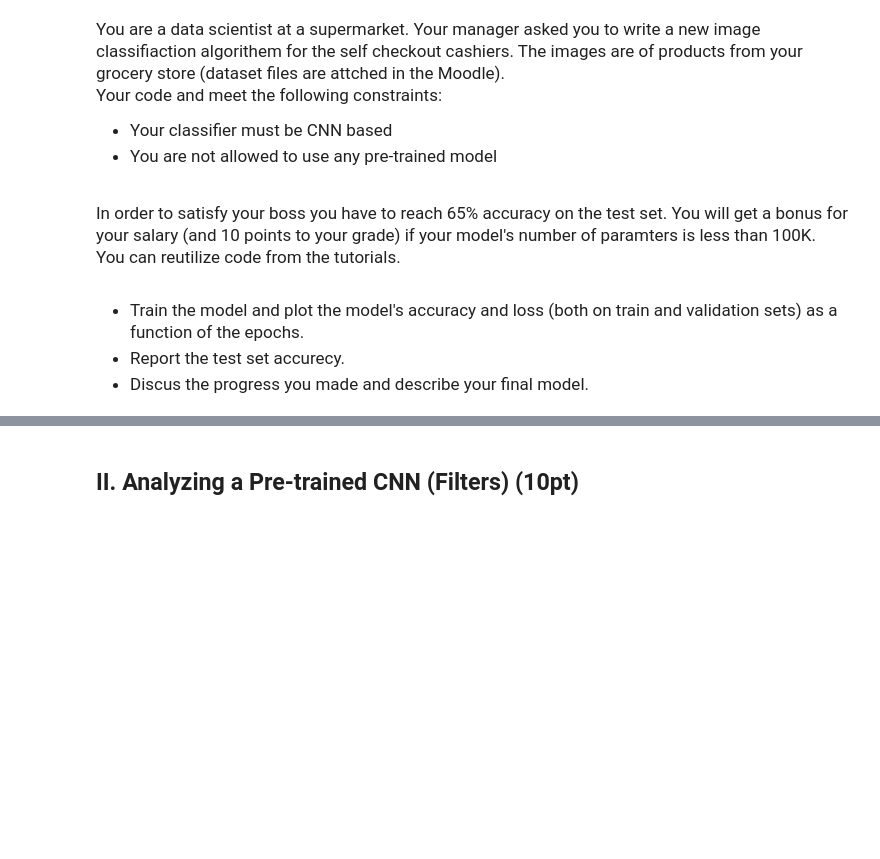
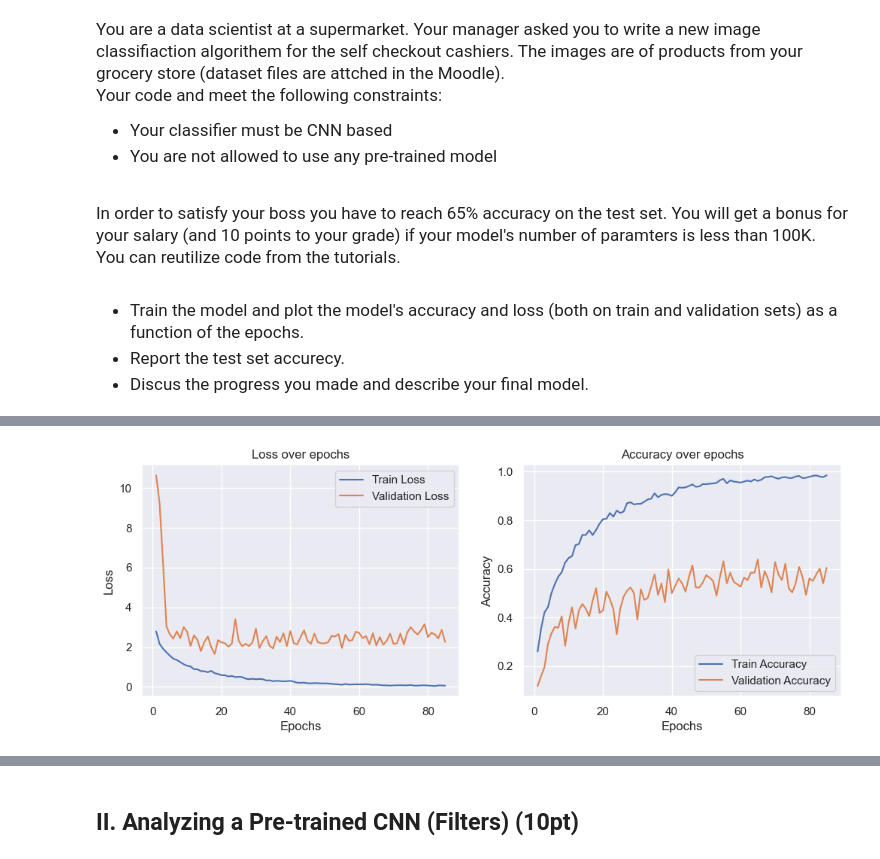
Before and after one commit to Hadar-Sug/HW1, a Jupyter notebook: ml2_HW1.ipynb, the cells around one changed output, grey strips where cells are left out. Saved outputs shown, nothing was run; the diff lists cells and outputs as text; code cells hidden in the pictures; blank space fills up the shorter version.

```diff
--- a/ml2_HW1.ipynb
+++ b/ml2_HW1.ipynb
@@ -390,0 +563,83 @@ In order to satisfy your boss you have to reach 65% accuracy on the test set. Yo
+# %%
+device = torch.device("cuda" if torch.cuda.is_available() else "cpu")
+model = GroceryModel(num_classes=num_classes).to(device)
+# optimizer = optim.Adam(model.parameters(), lr=0.09)
+optimizer = optim.SGD(model.parameters(), lr=0.07, momentum=0.9)
+criterion = nn.CrossEntropyLoss()
+total_params = sum(p.numel() for p in model.parameters())
+print(f'Total number of parameters: {total_params}')
+
+train_losses = []
+val_losses = []
+train_accuracies = []
+val_accuracies = []
+EPOCHS = 85
+
+for epoch in range(EPOCHS):
+    model.train()
+    train_loss = 0
+    correct_train = 0
+    total_train = 0
+
+    for images, labels in train_loader:
+        images, labels = images.to(device), labels.to(device)
+        optimizer.zero_grad()
+        outputs = model(images)
+        loss = criterion(outputs, labels)
+        loss.backward()
+        optimizer.step()
+        train_loss += loss.item() * images.size(0)
+        _, predicted = torch.max(outputs.data, 1)
+        correct_train += (predicted == labels).sum().item()
+        total_train += labels.size(0)
+
+    avg_train_loss = train_loss / total_train
+    train_accuracy = correct_train / total_train
+    train_losses.append(avg_train_loss)
+    train_accuracies.append(train_accuracy)
+
+    # Validation phase
+    model.eval()
+    val_loss = 0
+    correct_val = 0
+    total_val = 0
+    with torch.no_grad():
+        for images, labels in validation_loader:
+            images, labels = images.to(device), labels.to(device)
+            outputs = model(images)
+            loss = criterion(outputs, labels)
+            val_loss += loss.item() * images.size(0)
+            _, predicted = torch.max(outputs.data, 1)
+            correct_val += (predicted == labels).sum().item()
+            total_val += labels.size(0)
+
+    avg_val_loss = val_loss / total_val
+    val_accuracy = correct_val / total_val
+    val_losses.append(avg_val_loss)
+    val_accuracies.append(val_accuracy)
+
+    print(f'Epoch {epoch+1}/{EPOCHS}, '
+          f'Train Loss: {avg_train_loss:.4f}, Train Accuracy: {train_accuracy:.4f}, '
+          f'Validation Loss: {avg_val_loss:.4f}, Validation Accuracy: {val_accuracy:.4f}')
+
+# Plotting the training and validation loss
+plt.figure(figsize=(12, 4))
+plt.subplot(1, 2, 1)
+plt.plot(range(1, EPOCHS+1), train_losses, label='Train Loss')
+plt.plot(range(1, EPOCHS+1), val_losses, label='Validation Loss')
+plt.title('Loss over epochs')
+plt.xlabel('Epochs')
+plt.ylabel('Loss')
+plt.legend()
+
+# Plotting the training and validation accuracy
+plt.subplot(1, 2, 2)
+plt.plot(range(1, EPOCHS+1), train_accuracies, label='Train Accuracy')
+plt.plot(range(1, EPOCHS+1), val_accuracies, label='Validation Accuracy')
+plt.title('Accuracy over epochs')
+plt.xlabel('Epochs')
+plt.ylabel('Accuracy')
+plt.legend()
+
+plt.show()
+# %% [output]
@@ -390,0 +663 @@ In order to satisfy your boss you have to reach 65% accuracy on the test set. Yo
+[figure, added]
```
Also changed, not shown: parts of 30 cells of this notebook, 1 other file.
